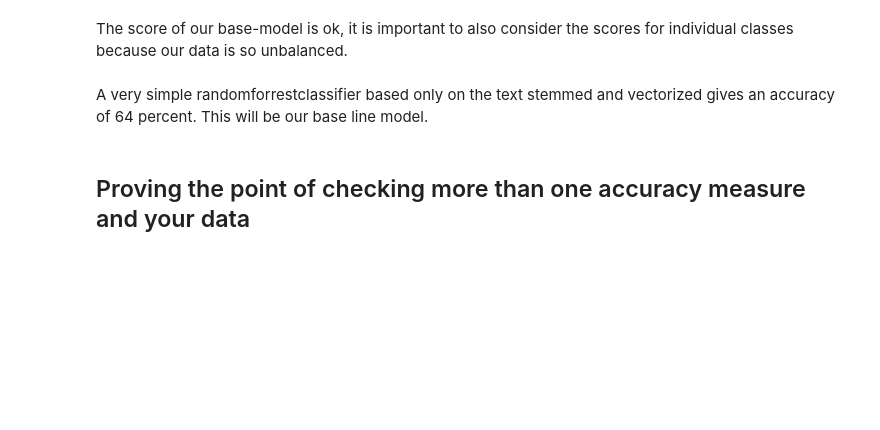
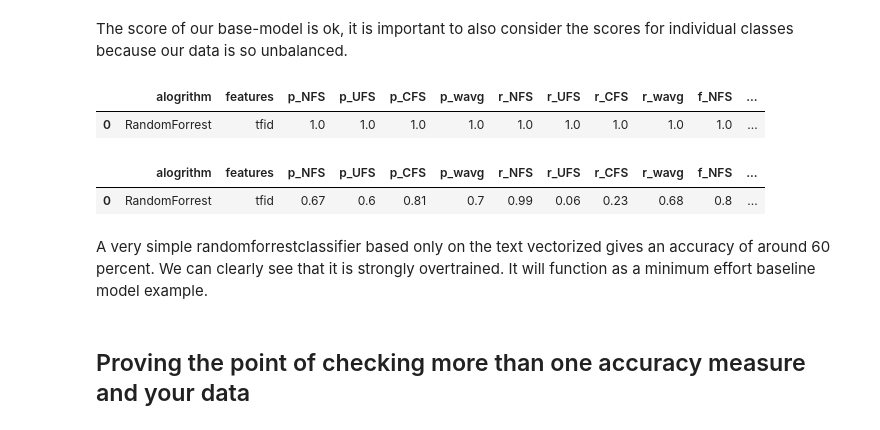
Before and after one commit to SigneK42/fact_check_worthy_claim, a Jupyter notebook: notebooks/baseline_model.ipynb, the cells around one changed output. Cells and saved outputs as stored; diff of their text form; code cells hidden in the pictures; blank space fills up the shorter version.

```diff
--- a/notebooks/baseline_model.ipynb
+++ b/notebooks/baseline_model.ipynb
@@ -108,8 +91,18 @@ The score of our base-model is ok, it is important to also consider the scores f
 # %%
 df_score_test = score_it(df_test.Verdict, pred_test)
 df_score_train = score_it(df_train.Verdict, pred_train)
+# %%
+df_score_train
+# %% [output]
+|  | alogrithm | features | p_NFS | p_UFS | p_CFS | p_wavg | r_NFS | r_UFS | r_CFS | r_wavg | f_NFS | ... |
+| 0 | RandomForrest | tfid | 1.0 | 1.0 | 1.0 | 1.0 | 1.0 | 1.0 | 1.0 | 1.0 | 1.0 | ... |
+# %%
+df_score_test
+# %% [output]
+|  | alogrithm | features | p_NFS | p_UFS | p_CFS | p_wavg | r_NFS | r_UFS | r_CFS | r_wavg | f_NFS | ... |
+| 0 | RandomForrest | tfid | 0.67 | 0.6 | 0.81 | 0.7 | 0.99 | 0.06 | 0.23 | 0.68 | 0.8 | ... |
 # %% [markdown]
-A very simple randomforrestclassifier based only on the text stemmed and vectorized gives an accuracy of 64 percent. This will be our base line model.
+A very simple randomforrestclassifier based only on the text vectorized gives an accuracy of around 60 percent. We can clearly see that it is strongly overtrained. It will function as a minimum effort baseline model example.
 # %% [markdown]
 ## Proving the point of checking more than one accuracy measure and your data
 # %% [markdown]
```
Also changed, not shown: parts of 9 cells of this notebook, 3 other files.
